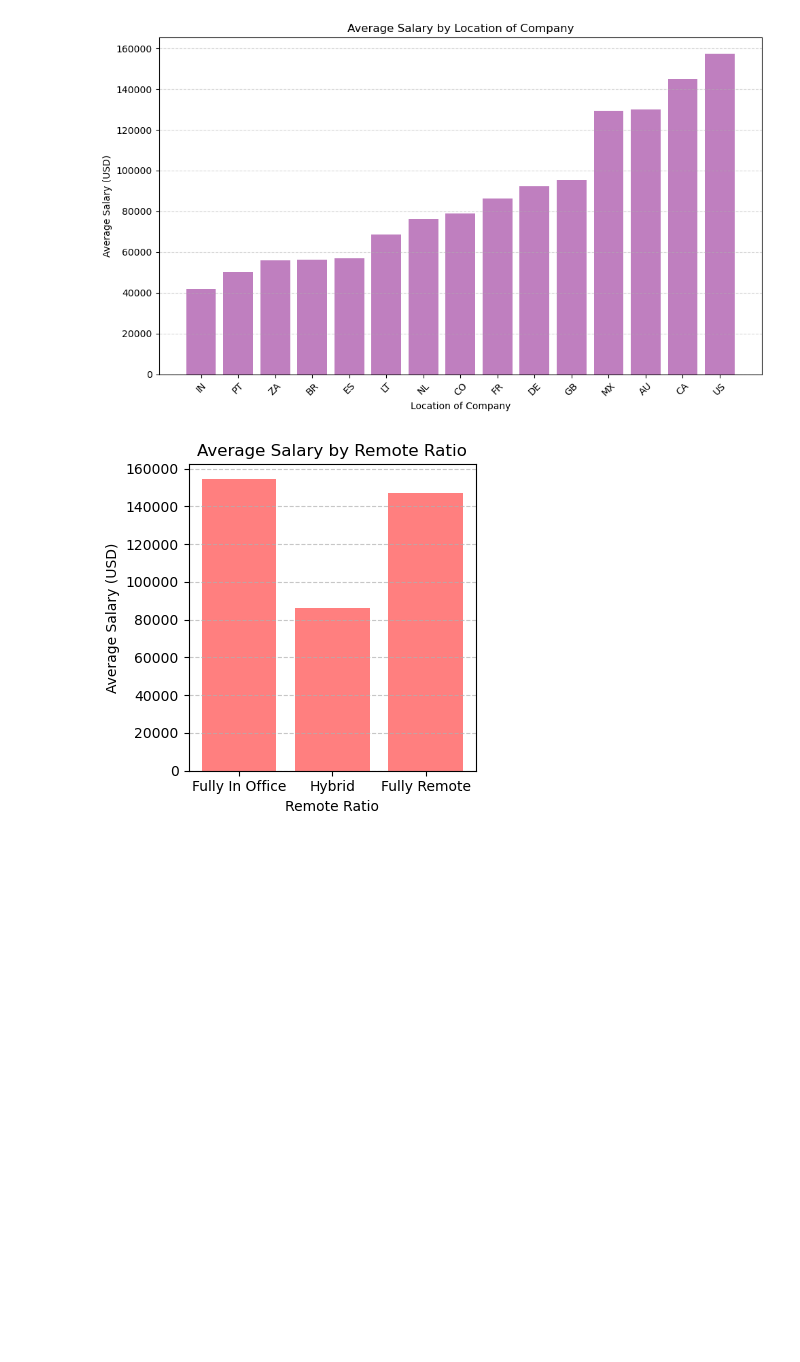
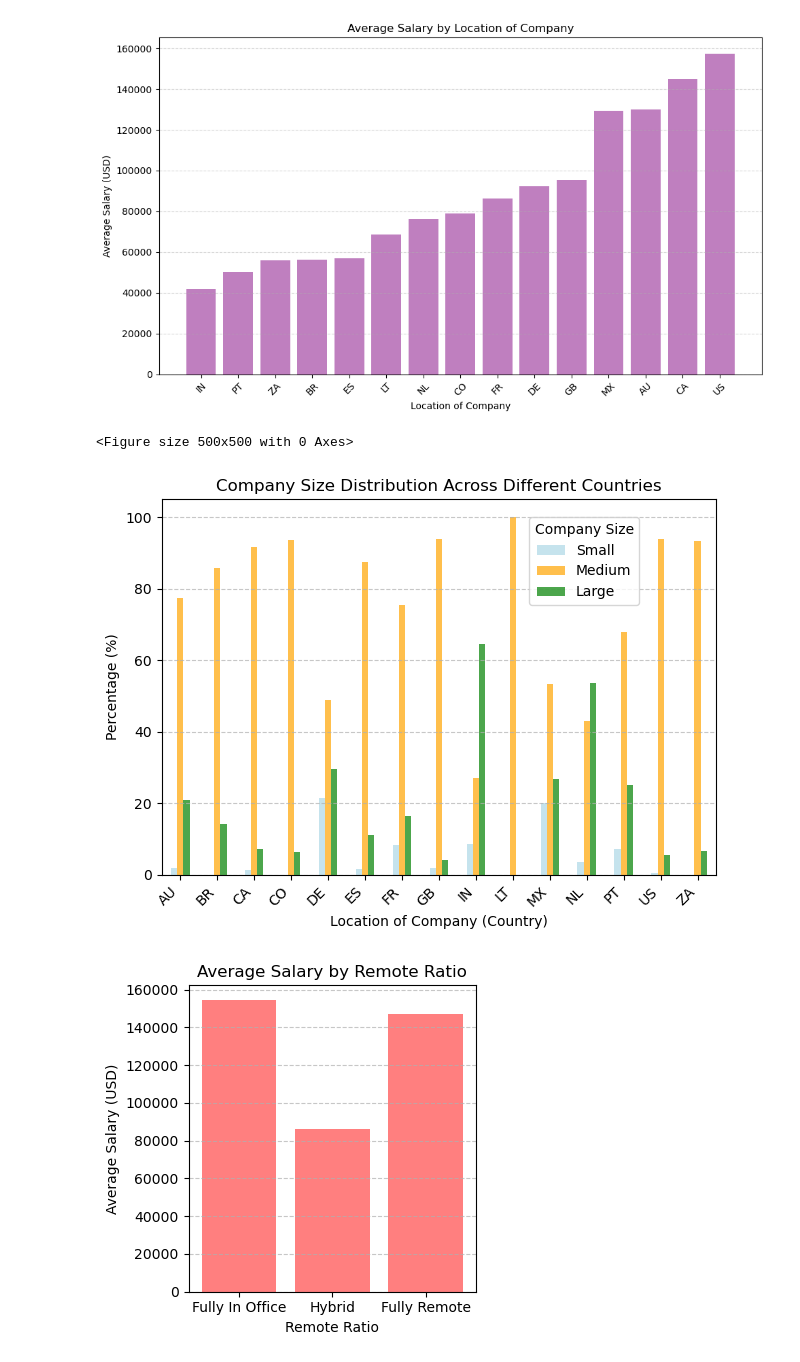
Before and after one commit to chadhollman/data-analyst-job-trends-2020-2024, a Jupyter notebook: remote_work_analysis.ipynb, the cells around one changed output. Saved outputs shown, nothing was run; the diff lists cells and outputs as text; code cells hidden in the pictures; blank space fills up the shorter version.

```diff
--- a/remote_work_analysis.ipynb
+++ b/remote_work_analysis.ipynb
@@ -120,6 +139,45 @@ plt.savefig("output_data/country_salaries.png")
 plt.show()
 # %% [output]
 [figure]
+# %%
+size_counts = clean_df.groupby('Location of Company')['Company Size'].value_counts().unstack()
+
+# Calculate the total counts for each location
+total_counts = size_counts.sum(axis=1)
+
+# Calculate the percentage of each company size
+percentage_S_counts = (size_counts['S'] / total_counts) * 100
+percentage_M_counts = (size_counts['M'] / total_counts) * 100
+percentage_L_counts = (size_counts['L'] / total_counts) * 100
+
+# Combine percentages into a single DataFrame for plotting
+percentage_df = pd.DataFrame({
+    'Small': percentage_S_counts,
+    'Medium': percentage_M_counts,
+    'Large': percentage_L_counts
+})
+
+# Plot the data
+plt.figure(figsize=(5, 5))
+
+# Plot all three series at once with the correct colors
+percentage_df.plot(kind='bar', color=['lightblue', 'orange', 'green'], alpha=0.7)
+
+# Add titles and labels
+plt.title('Company Size Distribution Across Different Countries')
+plt.xlabel('Location of Company (Country)')
+plt.ylabel('Percentage (%)')
+plt.xticks(rotation=45, ha='right')
+plt.legend(title='Company Size', bbox_to_anchor=(.65, .7))
+plt.grid(axis='y', linestyle='--', alpha=0.7)
+
+# Display the plot
+plt.tight_layout()
+plt.savefig("images/size_country.png")
+plt.show()
+# %% [output]
+<Figure size 500x500 with 0 Axes>
+[figure, added]
 # %%
 avg_salary_by_remote_ratio_df = clean_df.groupby('Remote Ratio')['Salary (USD)'].mean().reset_index().round(2)
 
```
Also changed, not shown: parts of 8 cells of this notebook, 9 other files.
